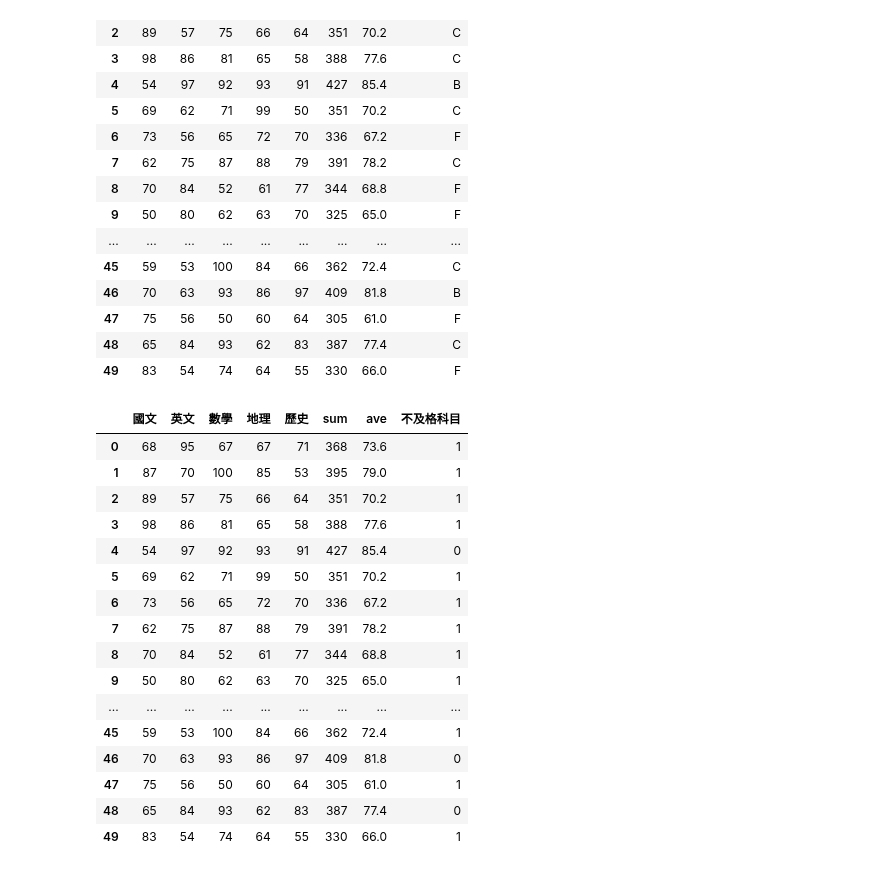
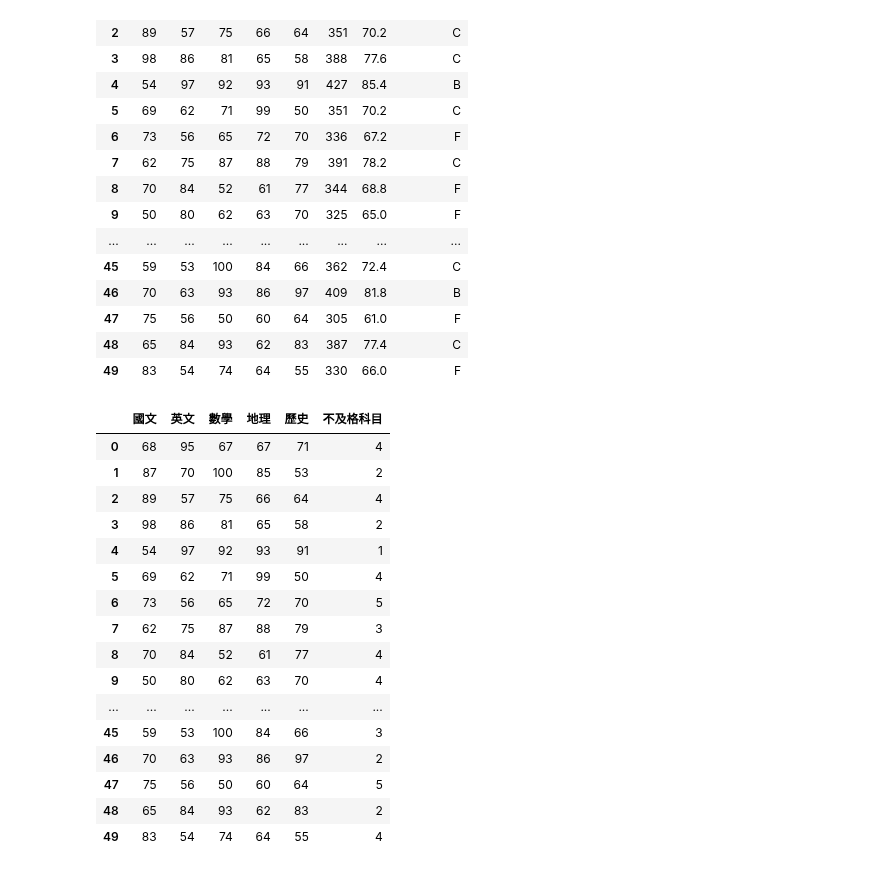
Before and after one commit to james0800/_2024_02_22, a Jupyter notebook: lesson17/lesson17_1.ipynb, the cells around one changed output. Drawn from its saved outputs; the diff is of its cells as text; code cells hidden in the pictures.

```diff
--- a/lesson17/lesson17_1.ipynb
+++ b/lesson17/lesson17_1.ipynb
@@ -92,30 +92,35 @@ display(sc2)
 #國文	英文	數學	地理	歷史 不及格科目
 def fail(s:Series):
     sub=['國文', '英文', '數學', '地理', '歷史']
-    if s[""]
+    n=0
     for i in sub:
-        n=0
+
         if s[i]<80:
            n+=1
 
     return n
 sc2["不及格科目"]=sc2[['國文', '英文', '數學', '地理', '歷史']].apply(fail,axis=1)
 display(sc2)
-# %% [output]
-|  | 國文 | 英文 | 數學 | 地理 | 歷史 | sum | ave | 不及格科目 |
-| 0 | 68 | 95 | 67 | 67 | 71 | 368 | 73.6 | 1 |
-| 1 | 87 | 70 | 100 | 85 | 53 | 395 | 79.0 | 1 |
-| 2 | 89 | 57 | 75 | 66 | 64 | 351 | 70.2 | 1 |
-| 3 | 98 | 86 | 81 | 65 | 58 | 388 | 77.6 | 1 |
-| 4 | 54 | 97 | 92 | 93 | 91 | 427 | 85.4 | 0 |
-| 5 | 69 | 62 | 71 | 99 | 50 | 351 | 70.2 | 1 |
-| 6 | 73 | 56 | 65 | 72 | 70 | 336 | 67.2 | 1 |
-| 7 | 62 | 75 | 87 | 88 | 79 | 391 | 78.2 | 1 |
-| 8 | 70 | 84 | 52 | 61 | 77 | 344 | 68.8 | 1 |
-| 9 | 50 | 80 | 62 | 63 | 70 | 325 | 65.0 | 1 |
-| ... | ... | ... | ... | ... | ... | ... | ... | ... |
-| 45 | 59 | 53 | 100 | 84 | 66 | 362 | 72.4 | 1 |
-| 46 | 70 | 63 | 93 | 86 | 97 | 409 | 81.8 | 0 |
-| 47 | 75 | 56 | 50 | 60 | 64 | 305 | 61.0 | 1 |
-| 48 | 65 | 84 | 93 | 62 | 83 | 387 | 77.4 | 0 |
-| 49 | 83 | 54 | 74 | 64 | 55 | 330 | 66.0 | 1 |
+# %%
+data=np.random.randint(50,101,size=(50,5))
+data=pd.DataFrame(sc,columns=['國文', '英文', '數學', '地理', '歷史'])
+data["不及格科目"]=data[['國文', '英文', '數學', '地理', '歷史']].apply(fail,axis=1)
+display(data)
+# %% [output]
+|  | 國文 | 英文 | 數學 | 地理 | 歷史 | 不及格科目 |
+| 0 | 68 | 95 | 67 | 67 | 71 | 4 |
+| 1 | 87 | 70 | 100 | 85 | 53 | 2 |
+| 2 | 89 | 57 | 75 | 66 | 64 | 4 |
+| 3 | 98 | 86 | 81 | 65 | 58 | 2 |
+| 4 | 54 | 97 | 92 | 93 | 91 | 1 |
+| 5 | 69 | 62 | 71 | 99 | 50 | 4 |
+| 6 | 73 | 56 | 65 | 72 | 70 | 5 |
+| 7 | 62 | 75 | 87 | 88 | 79 | 3 |
+| 8 | 70 | 84 | 52 | 61 | 77 | 4 |
+| 9 | 50 | 80 | 62 | 63 | 70 | 4 |
+| ... | ... | ... | ... | ... | ... | ... |
+| 45 | 59 | 53 | 100 | 84 | 66 | 3 |
+| 46 | 70 | 63 | 93 | 86 | 97 | 2 |
+| 47 | 75 | 56 | 50 | 60 | 64 | 5 |
+| 48 | 65 | 84 | 93 | 62 | 83 | 2 |
+| 49 | 83 | 54 | 74 | 64 | 55 | 4 |
```
